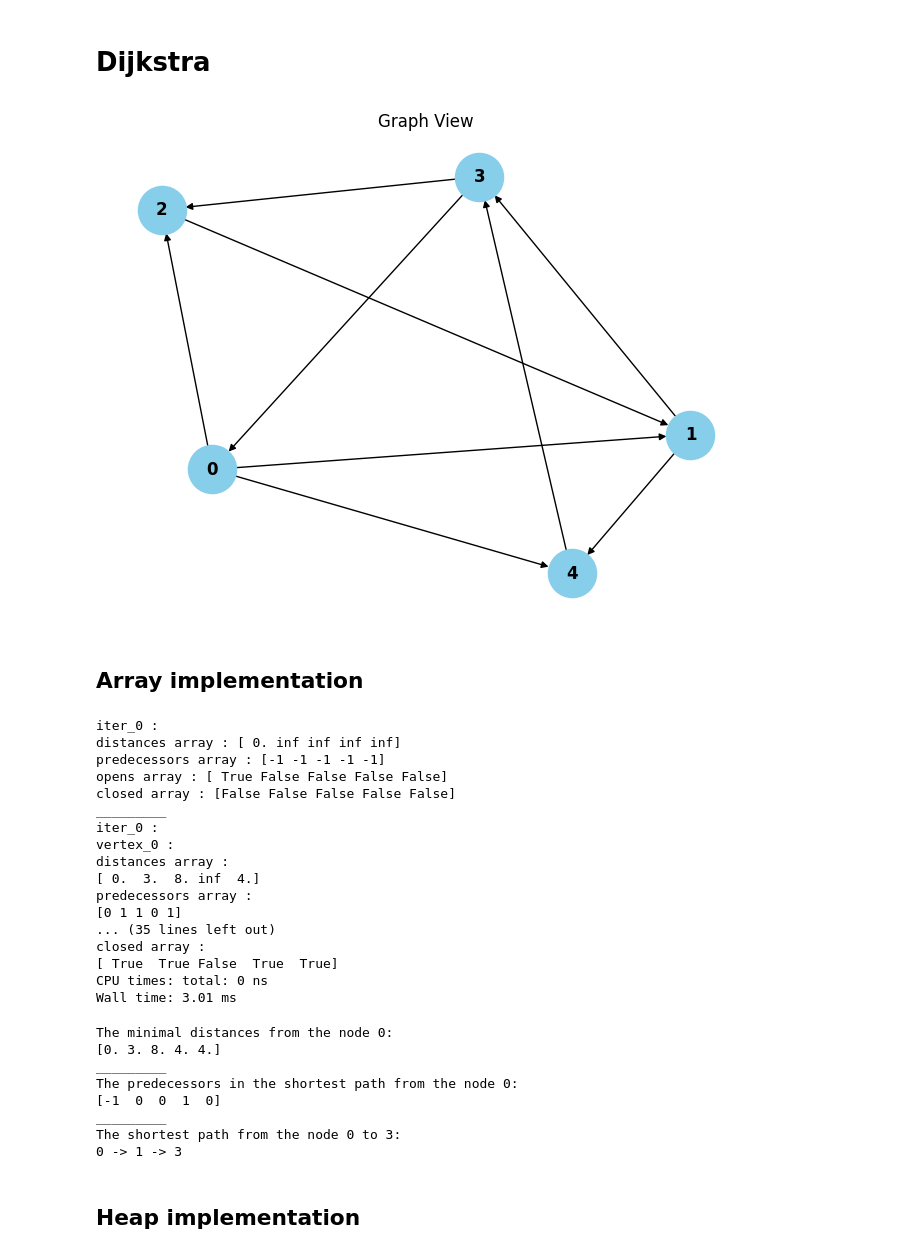
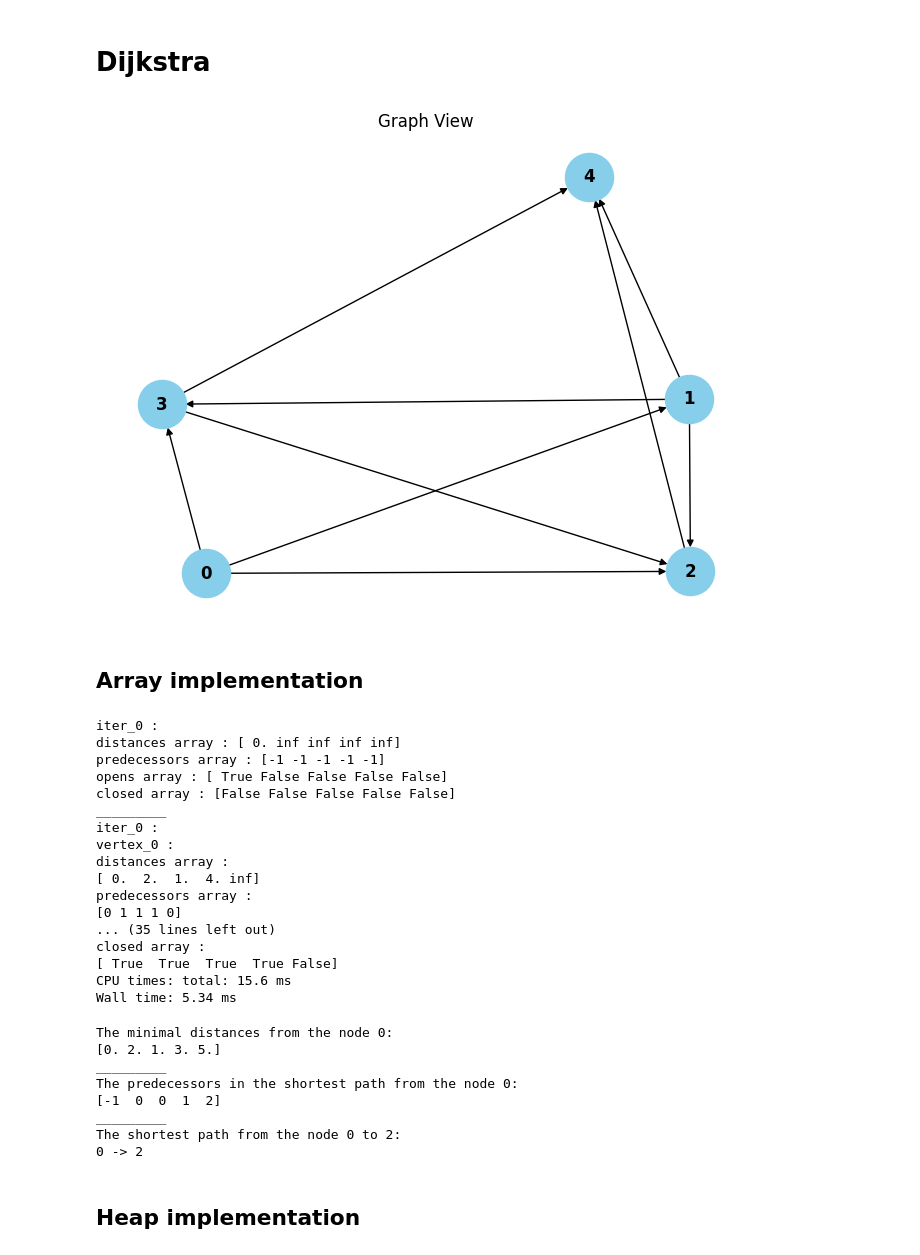
Before and after one commit to akef215/graph_theory, a Jupyter notebook: graph_demo.ipynb, the cells around one changed output. Drawn from its saved outputs; the diff is of its cells as text; code cells hidden in the pictures.

```diff
--- a/graph_demo.ipynb
+++ b/graph_demo.ipynb
@@ -92,18 +91,18 @@ a path from 1 to 5 is : [1, 4, 3, 5]
 # %% [markdown]
 # Dijkstra
 # %%
-M = np.array([[np.inf, 3, 8, np.inf, 4],
-              [np.inf, np.inf, np.inf, 1, 7],
-              [np.inf, 4, np.inf, np.inf, np.inf],
-              [2, np.inf, 5, np.inf, np.inf],
-              [np.inf, np.inf, np.inf, 6, np.inf]])
+M = np.array([[np.inf, 2, 1, 4, np.inf],
+              [np.inf, np.inf, 5, 1, 6],
+              [np.inf, np.inf, np.inf, np.inf, 4],
+              [np.inf, np.inf, 1, np.inf, 2],
+              [np.inf, np.inf, np.inf, np.inf, np.inf]])
 
 G = Graph(oriented=True, valued=True)
 G.load_from_matrix(M)
 G.plot_graph()
 origin = 0
 # %% [output]
-[figure, old version]
+[figure, new version]
 # %% [markdown]
 ## Array implementation
 # %%
@@ -119,14 +118,14 @@ _________
 iter_0 :
 vertex_0 :
 distances array :
-[ 0.  3.  8. inf  4.]
+[ 0.  2.  1.  4. inf]
 predecessors array :
-[0 1 1 0 1]
+[0 1 1 1 0]
 ... (35 lines left out)
 closed array :
-[ True  True False  True  True]
-CPU times: total: 0 ns
-Wall time: 3.01 ms
+[ True  True  True  True False]
+CPU times: total: 15.6 ms
+Wall time: 5.34 ms
 # %%
 print(f"The minimal distances from the node {origin}:")
 print(d)
@@ -134,6 +133,7 @@ print("_________")
 print(f"The predecessors in the shortest path from the node {origin}:")
 print(pi)
 print("_________")
+dest=2
 shortest_path = G.shortest_path_from_origin(pi, dest, origin)
 print(f"The shortest path from the node {origin} to {dest}:")
 if shortest_path:
@@ -142,13 +142,13 @@ else:
     print(f"No path from {origin} to {dest}")
 # %% [output]
 The minimal distances from the node 0:
-[0. 3. 8. 4. 4.]
+[0. 2. 1. 3. 5.]
 _________
 The predecessors in the shortest path from the node 0:
-[-1  0  0  1  0]
+[-1  0  0  1  2]
 _________
-The shortest path from the node 0 to 3:
-0 -> 1 -> 3
+The shortest path from the node 0 to 2:
+0 -> 2
 # %% [markdown]
 ## Heap implementation
 # %%
```
Also changed, not shown: parts of 5 cells of this notebook, 1 other file.
